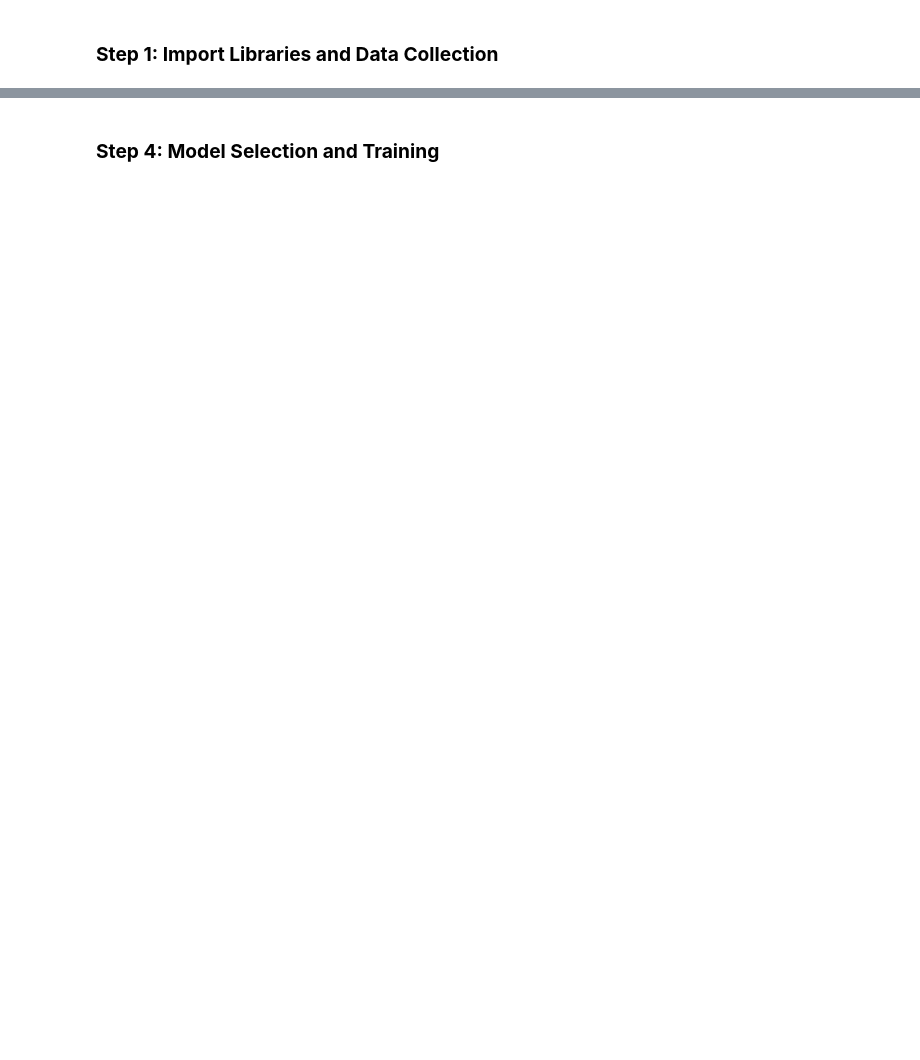
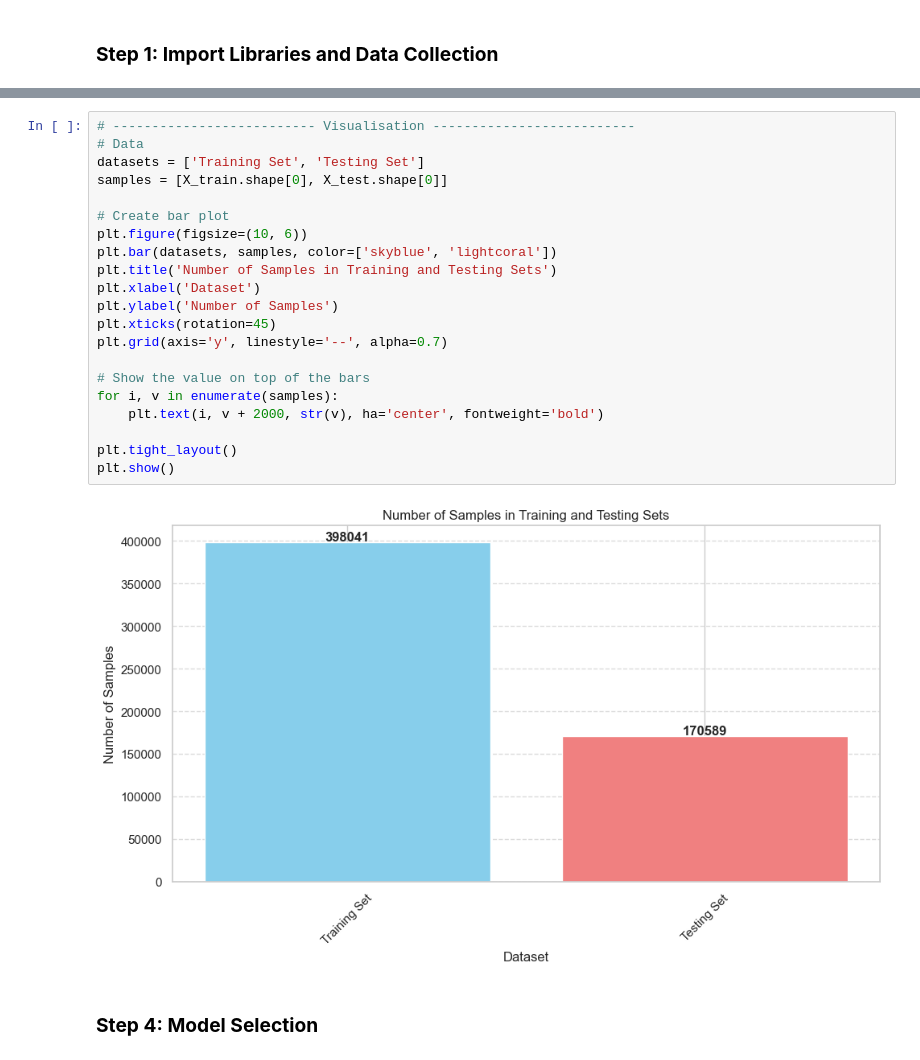
Before and after one commit to nafisalawalidris/Fraud-Detection-with-Supervised-Learning, a Jupyter notebook: fraud_detection.ipynb, the cells around one changed output, grey strips where cells are left out. Cells and saved outputs as stored; diff of their text form; blank space fills up the shorter version.

```diff
--- a/fraud_detection.ipynb
+++ b/fraud_detection.ipynb
@@ -297,2 +421,25 @@ plt.show()
+# %%
+# -------------------------- Visualisation --------------------------
+# Data
+datasets = ['Training Set', 'Testing Set']
+samples = [X_train.shape[0], X_test.shape[0]]
+
+# Create bar plot
+plt.figure(figsize=(10, 6))
+plt.bar(datasets, samples, color=['skyblue', 'lightcoral'])
+plt.title('Number of Samples in Training and Testing Sets')
+plt.xlabel('Dataset')
+plt.ylabel('Number of Samples')
+plt.xticks(rotation=45)
+plt.grid(axis='y', linestyle='--', alpha=0.7)
+
+# Show the value on top of the bars
+for i, v in enumerate(samples):
+    plt.text(i, v + 2000, str(v), ha='center', fontweight='bold')
+
+plt.tight_layout()
+plt.show()
+# %% [output]
+[figure, added]
 # %% [markdown]
-### **Step 4: Model Selection and Training**
+### **Step 4: Model Selection**
```
Also changed, not shown: parts of 21 cells of this notebook.
